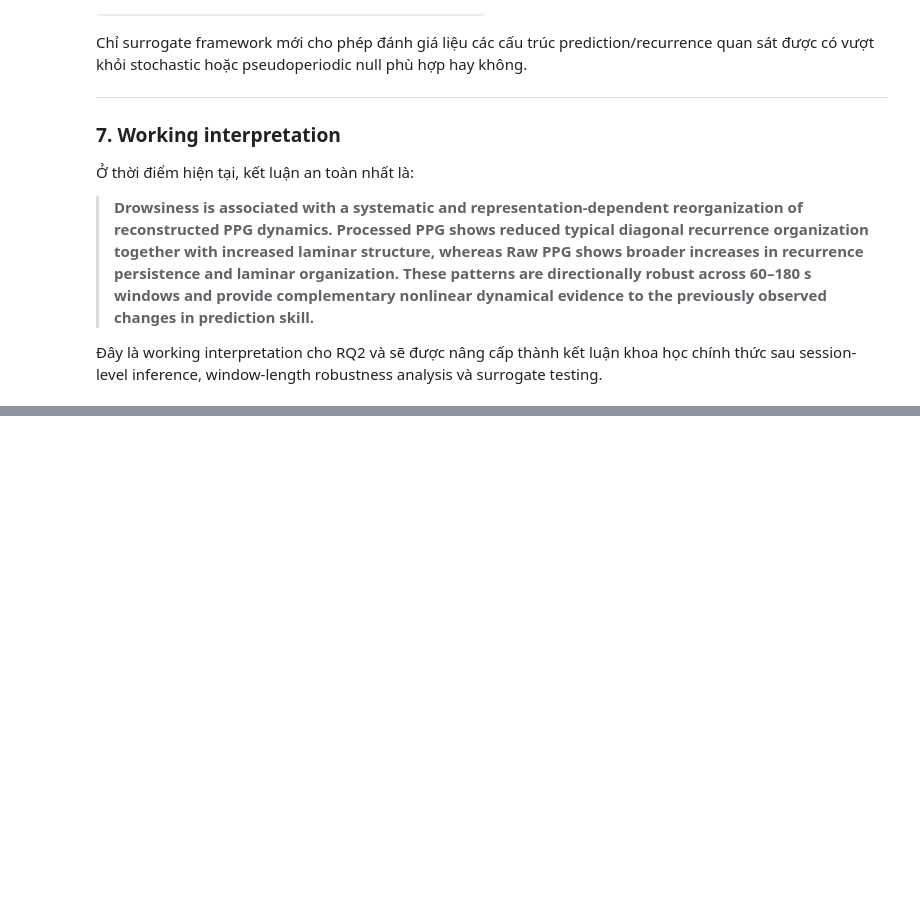
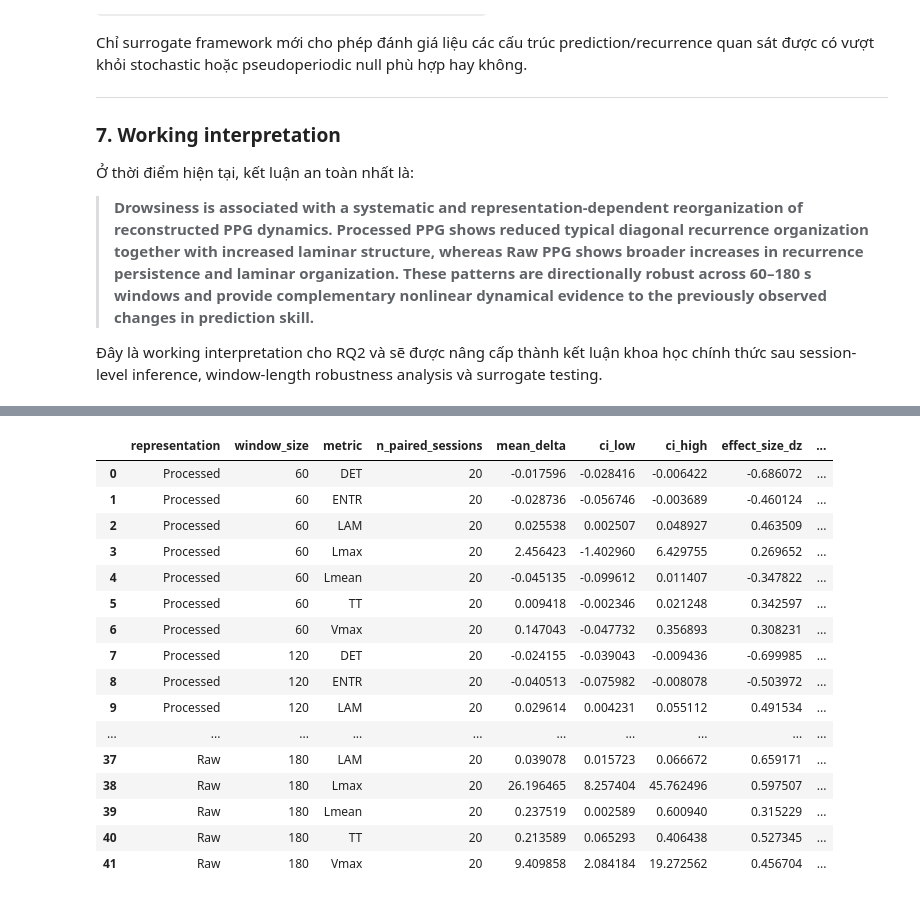
Before and after one commit to Vutu2003/Nonlinear-Time-Series-Analysis, a Jupyter notebook: phase1/notebook/rqa.ipynb, the cells around one changed output, grey strips where cells are left out. Drawn from its saved outputs; the diff is of its cells as text; code cells hidden in the pictures; blank space fills up the shorter version.

Commit message:
Conclusion inferential RQA for RQ2

```diff
--- a/phase1/notebook/rqa.ipynb
+++ b/phase1/notebook/rqa.ipynb
@@ -1243,0 +1879,98 @@ Chỉ surrogate framework mới cho phép đánh giá liệu các cấu trúc pr
+# %%
+# RQ2 inference cell 7: Integrated inferential summary
+INTEGRATED_OUTPUT = RESULTS_DIR / "rqa_rq2_inferential_summary.csv"
+
+integrated_summary = state_inference.copy()
+integrated_summary["fraction_sessions_same_direction"] = np.where(
+    integrated_summary["mean_delta"] >= 0,
+    integrated_summary["fraction_delta_positive"],
+    1.0 - integrated_summary["fraction_delta_positive"],
+)
+robustness_columns = window_robustness[
+    ["representation", "metric", "directionally_preserved"]
+].rename(
+    columns={
+        "directionally_preserved": "window_direction_robustness"
+    }
+)
+cross_columns = representation_inference.rename(
+    columns={
+        "mean_difference": "cross_rep_mean_difference",
+        "ci_low": "cross_rep_ci_low",
+        "ci_high": "cross_rep_ci_high",
+        "effect_size_dz": "cross_rep_effect_size_dz",
+        "raw_p": "cross_rep_raw_p",
+        "fdr_q": "cross_rep_fdr_q",
+        "fdr_significant": "cross_rep_fdr_significant",
+    }
+)[
+    [
+        "window_size",
+        "metric",
+        "cross_rep_mean_difference",
+        "cross_rep_ci_low",
+        "cross_rep_ci_high",
+        "cross_rep_effect_size_dz",
+        "cross_rep_raw_p",
+        "cross_rep_fdr_q",
+        "cross_rep_fdr_significant",
+    ]
+]
+integrated_summary = integrated_summary.merge(
+    robustness_columns,
+    on=["representation", "metric"],
+    how="left",
+    validate="many_to_one",
+)
+integrated_summary = integrated_summary.merge(
+    cross_columns,
+    on=["window_size", "metric"],
+    how="left",
+    validate="many_to_one",
+)
+integrated_summary = integrated_summary[
+    [
+        "representation",
+        "window_size",
+        "metric",
+        "n_paired_sessions",
+        "mean_delta",
+        "ci_low",
+        "ci_high",
+        "effect_size_dz",
+        "fraction_sessions_same_direction",
+        "raw_p",
+        "fdr_q",
+        "fdr_significant",
+        "window_direction_robustness",
+        "cross_rep_mean_difference",
+        "cross_rep_ci_low",
+        "cross_rep_ci_high",
+        "cross_rep_effect_size_dz",
+        "cross_rep_raw_p",
+        "cross_rep_fdr_q",
+        "cross_rep_fdr_significant",
+    ]
+].sort_values(
+    ["representation", "window_size", "metric"]
+).reset_index(drop=True)
+integrated_summary.to_csv(INTEGRATED_OUTPUT, index=False)
+display(integrated_summary)
+# %% [output]
+|  | representation | window_size | metric | n_paired_sessions | mean_delta | ci_low | ci_high | effect_size_dz | ... |
+| 0 | Processed | 60 | DET | 20 | -0.017596 | -0.028416 | -0.006422 | -0.686072 | ... |
+| 1 | Processed | 60 | ENTR | 20 | -0.028736 | -0.056746 | -0.003689 | -0.460124 | ... |
+| 2 | Processed | 60 | LAM | 20 | 0.025538 | 0.002507 | 0.048927 | 0.463509 | ... |
+| 3 | Processed | 60 | Lmax | 20 | 2.456423 | -1.402960 | 6.429755 | 0.269652 | ... |
+| 4 | Processed | 60 | Lmean | 20 | -0.045135 | -0.099612 | 0.011407 | -0.347822 | ... |
+| 5 | Processed | 60 | TT | 20 | 0.009418 | -0.002346 | 0.021248 | 0.342597 | ... |
+| 6 | Processed | 60 | Vmax | 20 | 0.147043 | -0.047732 | 0.356893 | 0.308231 | ... |
+| 7 | Processed | 120 | DET | 20 | -0.024155 | -0.039043 | -0.009436 | -0.699985 | ... |
+| 8 | Processed | 120 | ENTR | 20 | -0.040513 | -0.075982 | -0.008078 | -0.503972 | ... |
+| 9 | Processed | 120 | LAM | 20 | 0.029614 | 0.004231 | 0.055112 | 0.491534 | ... |
+| ... | ... | ... | ... | ... | ... | ... | ... | ... | ... |
+| 37 | Raw | 180 | LAM | 20 | 0.039078 | 0.015723 | 0.066672 | 0.659171 | ... |
+| 38 | Raw | 180 | Lmax | 20 | 26.196465 | 8.257404 | 45.762496 | 0.597507 | ... |
+| 39 | Raw | 180 | Lmean | 20 | 0.237519 | 0.002589 | 0.600940 | 0.315229 | ... |
+| 40 | Raw | 180 | TT | 20 | 0.213589 | 0.065293 | 0.406438 | 0.527345 | ... |
+| 41 | Raw | 180 | Vmax | 20 | 9.409858 | 2.084184 | 19.272562 | 0.456704 | ... |
```
Also changed, not shown: parts of 10 cells of this notebook, 8 other files.
